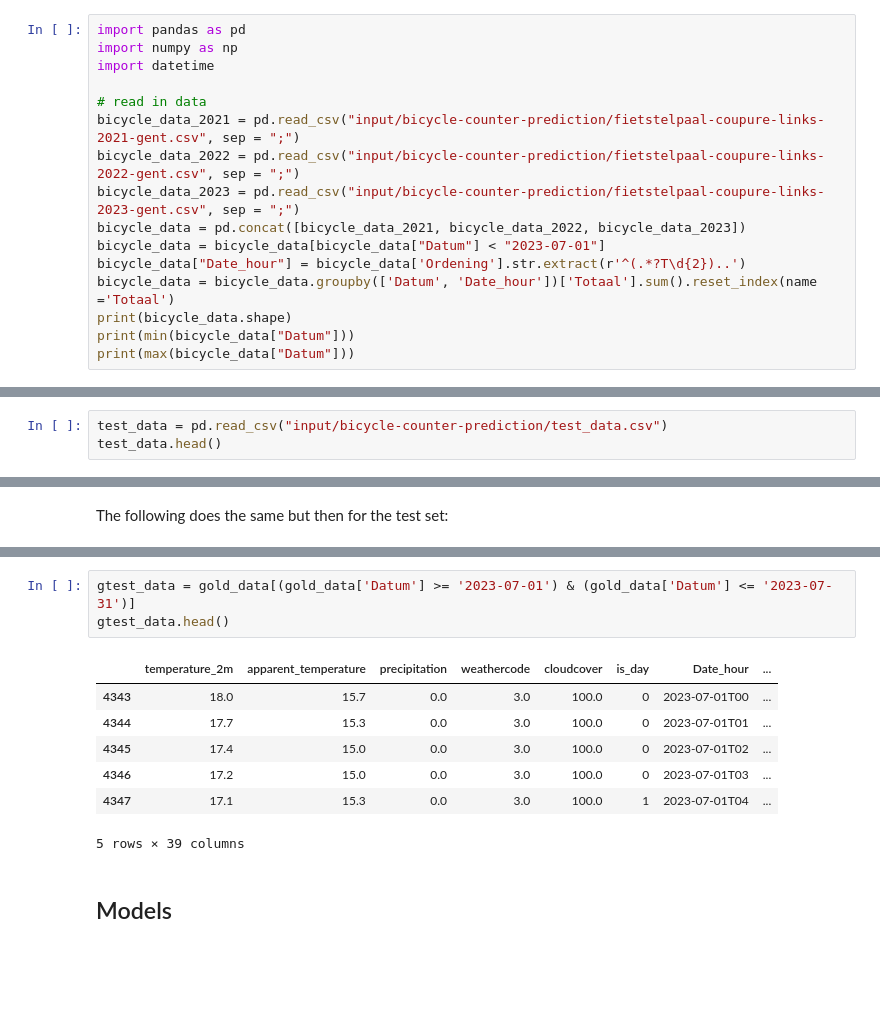
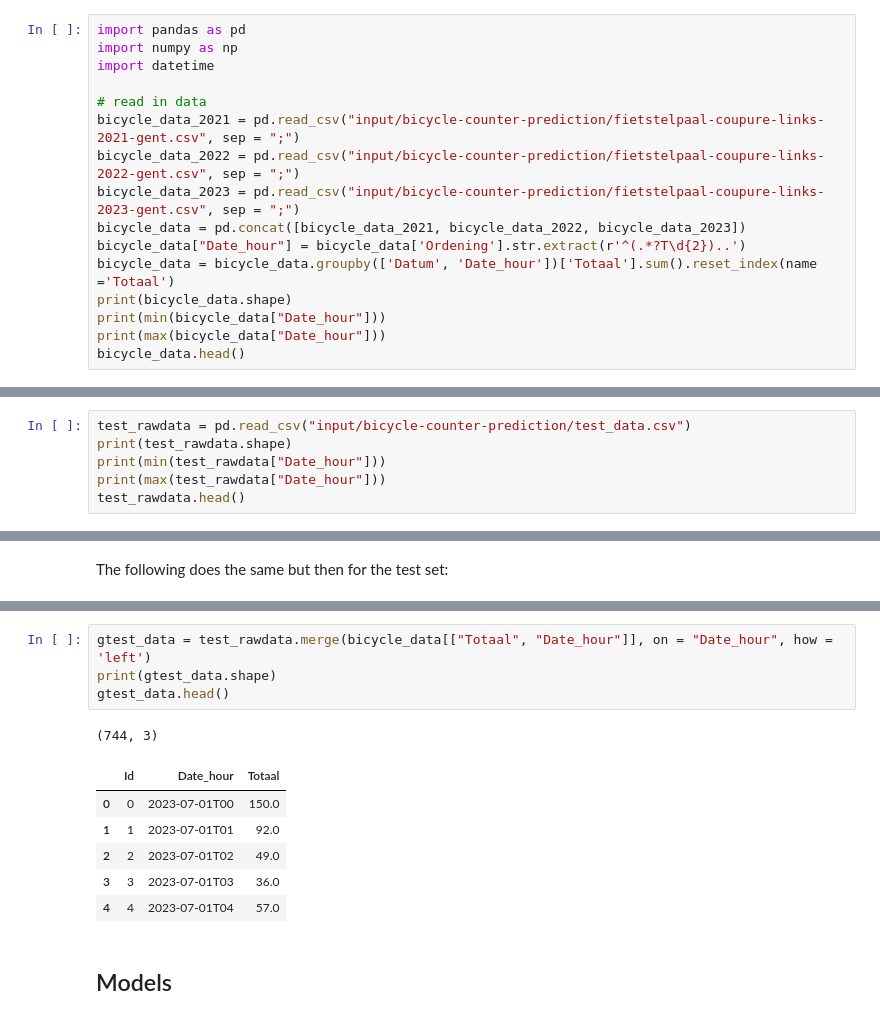
Before and after one commit to Lucmeister55/MLLS_Project1, a Jupyter notebook: project-1-starter-notebook.ipynb, the cells around one changed output, grey strips where cells are left out. Saved outputs shown, nothing was run; the diff lists cells and outputs as text; blank space fills up the shorter version.

```diff
--- a/project-1-starter-notebook.ipynb
+++ b/project-1-starter-notebook.ipynb
@@ -16,10 +16,10 @@ bicycle_data_2021 = pd.read_csv("input/bicycle-counter-prediction/fietstelpaal-c
 bicycle_data_2022 = pd.read_csv("input/bicycle-counter-prediction/fietstelpaal-coupure-links-2022-gent.csv", sep = ";")
 bicycle_data_2023 = pd.read_csv("input/bicycle-counter-prediction/fietstelpaal-coupure-links-2023-gent.csv", sep = ";")
 bicycle_data = pd.concat([bicycle_data_2021, bicycle_data_2022, bicycle_data_2023])
-bicycle_data = bicycle_data[bicycle_data["Datum"] < "2023-07-01"]
 bicycle_data["Date_hour"] = bicycle_data['Ordening'].str.extract(r'^(.*?T\d{2})..')
 bicycle_data = bicycle_data.groupby(['Datum', 'Date_hour'])['Totaal'].sum().reset_index(name ='Totaal')
 print(bicycle_data.shape)
-print(min(bicycle_data["Datum"]))
-print(max(bicycle_data["Datum"]))
+print(min(bicycle_data["Date_hour"]))
+print(max(bicycle_data["Date_hour"]))
+bicycle_data.head()
 # %% [output]
@@ -37,6 +49,9 @@ train_rawdata.head()
 | 3 | 2023-01-01T03 | 144.0 |
 | 4 | 2023-01-01T04 | 155.0 |
 # %%
-test_data = pd.read_csv("input/bicycle-counter-prediction/test_data.csv")
-test_data.head()
+test_rawdata = pd.read_csv("input/bicycle-counter-prediction/test_data.csv")
+print(test_rawdata.shape)
+print(min(test_rawdata["Date_hour"]))
+print(max(test_rawdata["Date_hour"]))
+test_rawdata.head()
 # %% [output]
@@ -244,14 +294,15 @@ gold_data.head()
 # %%
-gtest_data = gold_data[(gold_data['Datum'] >= '2023-07-01') & (gold_data['Datum'] <= '2023-07-31')]
+gtest_data = test_rawdata.merge(bicycle_data[["Totaal", "Date_hour"]], on = "Date_hour", how = 'left')
+print(gtest_data.shape)
 gtest_data.head()
 # %% [output]
+(744, 3)
-|  | temperature_2m | apparent_temperature | precipitation | weathercode | cloudcover | is_day | Date_hour | ... |
-| 4343 | 18.0 | 15.7 | 0.0 | 3.0 | 100.0 | 0 | 2023-07-01T00 | ... |
-| 4344 | 17.7 | 15.3 | 0.0 | 3.0 | 100.0 | 0 | 2023-07-01T01 | ... |
-| 4345 | 17.4 | 15.0 | 0.0 | 3.0 | 100.0 | 0 | 2023-07-01T02 | ... |
-| 4346 | 17.2 | 15.0 | 0.0 | 3.0 | 100.0 | 0 | 2023-07-01T03 | ... |
-| 4347 | 17.1 | 15.3 | 0.0 | 3.0 | 100.0 | 1 | 2023-07-01T04 | ... |
+|  | Id | Date_hour | Totaal |
+| 0 | 0 | 2023-07-01T00 | 150.0 |
+| 1 | 1 | 2023-07-01T01 | 92.0 |
+| 2 | 2 | 2023-07-01T02 | 49.0 |
+| 3 | 3 | 2023-07-01T03 | 36.0 |
+| 4 | 4 | 2023-07-01T04 | 57.0 |
-5 rows × 39 columns
 # %% [markdown]
 ## Models
 # %% [markdown]
```
Also changed, not shown: parts of 31 cells of this notebook, 1 other file.
